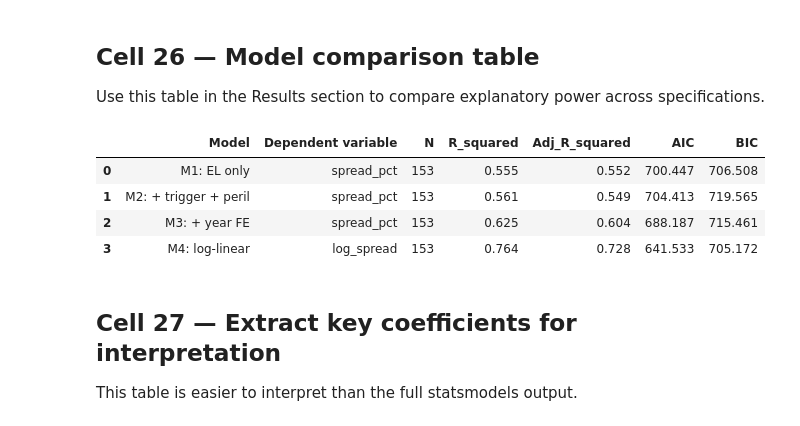
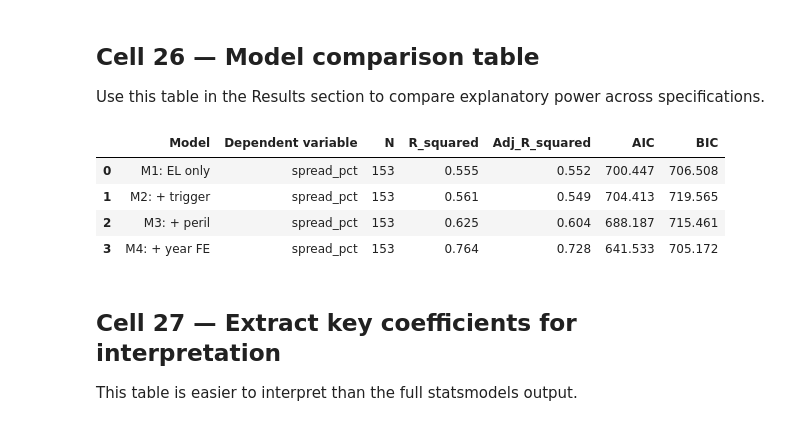
Before and after one commit to justusstraus/Catbond-pricing-variables, a Jupyter notebook: MCFI_4_Python_completed.ipynb, the cells around one changed output. Saved outputs shown, nothing was run; the diff lists cells and outputs as text; code cells hidden in the pictures.

```diff
--- a/MCFI_4_Python_completed.ipynb
+++ b/MCFI_4_Python_completed.ipynb
@@ -24,7 +24,7 @@ pd.set_option("display.float_format", lambda x: f"{x:,.3f}")
 This cell tries common file locations. Keep the Excel file in the same folder as the notebook, or adjust `DATA_FILE`.
 # %%
 # The main dataset is stored in the Data sheet.
-dfzW = pd.read_excel("artemis_cat_bond_tranche_dataset_extended.xlsx")
+df = pd.read_excel("artemis_cat_bond_tranche_dataset_extended.xlsx")
 
 
 df.head()
@@ -1311,22 +1302,22 @@ for model_name in ["Random Forest", "XGBoost", "CatBoost"]:
 Use this table in the Results section to compare explanatory power across specifications.
 # %%
 model_comparison = pd.DataFrame({
-    "Model": ["M1: EL only", "M2: + trigger + peril", "M3: + year FE", "M4: log-linear"],
-    "Dependent variable": ["spread_pct", "spread_pct", "spread_pct", "log_spread"],
+    "Model": ["M1: EL only", "M2: + trigger", "M3: + peril", "M4: + year FE"],
+    "Dependent variable": ["spread_pct", "spread_pct", "spread_pct", "spread_pct"],
     "N": [int(m.nobs) for m in [model1, model2, model3, model4]],
     "R_squared": [m.rsquared for m in [model1, model2, model3, model4]],
     "Adj_R_squared": [m.rsquared_adj for m in [model1, model2, model3, model4]],
     "AIC": [m.aic for m in [model1, model2, model3, model4]],
     "BIC": [m.bic for m in [model1, model2, model3, model4]],
 })
 
 model_comparison
 # %% [output]
 |  | Model | Dependent variable | N | R_squared | Adj_R_squared | AIC | BIC |
 | 0 | M1: EL only | spread_pct | 153 | 0.555 | 0.552 | 700.447 | 706.508 |
-| 1 | M2: + trigger + peril | spread_pct | 153 | 0.561 | 0.549 | 704.413 | 719.565 |
-| 2 | M3: + year FE | spread_pct | 153 | 0.625 | 0.604 | 688.187 | 715.461 |
-| 3 | M4: log-linear | log_spread | 153 | 0.764 | 0.728 | 641.533 | 705.172 |
+| 1 | M2: + trigger | spread_pct | 153 | 0.561 | 0.549 | 704.413 | 719.565 |
+| 2 | M3: + peril | spread_pct | 153 | 0.625 | 0.604 | 688.187 | 715.461 |
+| 3 | M4: + year FE | spread_pct | 153 | 0.764 | 0.728 | 641.533 | 705.172 |
 # %% [markdown]
 ## Cell 27 — Extract key coefficients for interpretation
 This table is easier to interpret than the full statsmodels output.
```
Also changed, not shown: parts of 28 cells of this notebook, 10 other files.
